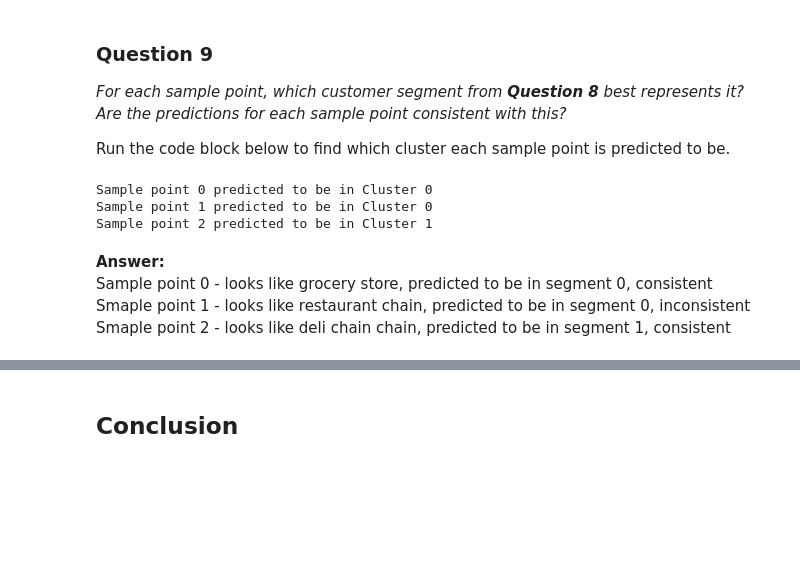
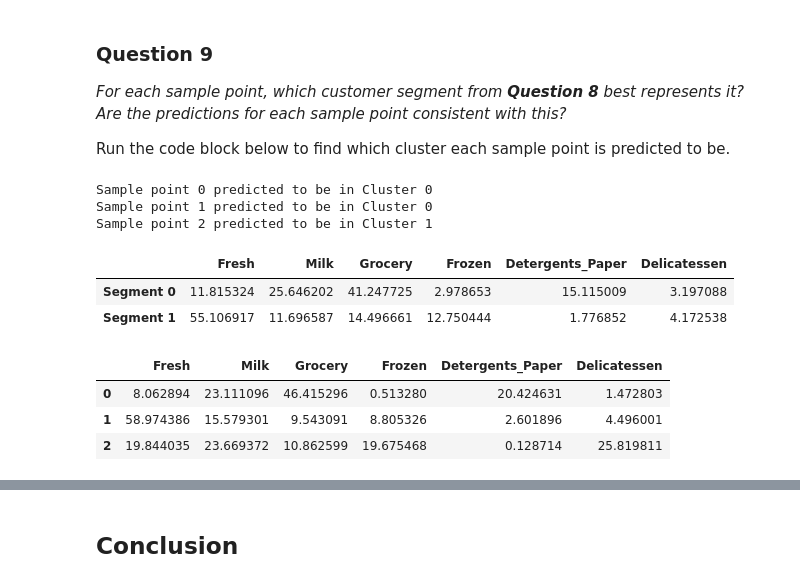
Before and after one commit to vshalaev/customer-segments, a Jupyter notebook: customer_segments.ipynb, the cells around one changed output, grey strips where cells are left out. Drawn from its saved outputs; the diff is of its cells as text; code cells hidden in the pictures; blank space fills up the shorter version.

```diff
--- a/customer_segments.ipynb
+++ b/customer_segments.ipynb
@@ -456,13 +474,18 @@ Run the code block below to find which cluster each sample point is predicted to
 # %%
 # Display the predictions
 for i, pred in enumerate(sample_preds):
     print "Sample point", i, "predicted to be in Cluster", pred
+
+display(true_centers.div(true_centers.sum(axis=1), axis=0) * 100)
+display(samples.div(samples.sum(axis=1), axis=0) * 100)
 # %% [output]
 Sample point 0 predicted to be in Cluster 0
 Sample point 1 predicted to be in Cluster 0
 Sample point 2 predicted to be in Cluster 1
+|  | Fresh | Milk | Grocery | Frozen | Detergents_Paper | Delicatessen |
+| Segment 0 | 11.815324 | 25.646202 | 41.247725 | 2.978653 | 15.115009 | 3.197088 |
+| Segment 1 | 55.106917 | 11.696587 | 14.496661 | 12.750444 | 1.776852 | 4.172538 |
+|  | Fresh | Milk | Grocery | Frozen | Detergents_Paper | Delicatessen |
+| 0 | 8.062894 | 23.111096 | 46.415296 | 0.513280 | 20.424631 | 1.472803 |
+| 1 | 58.974386 | 15.579301 | 9.543091 | 8.805326 | 2.601896 | 4.496001 |
+| 2 | 19.844035 | 23.669372 | 10.862599 | 19.675468 | 0.128714 | 25.819811 |
-# %% [markdown]
-**Answer:**
-Sample point 0 - looks like grocery store, predicted to be in segment 0, consistent
-Smaple point 1 - looks like restaurant chain, predicted to be in segment 0, inconsistent
-Smaple point 2 - looks like deli chain chain, predicted to be in segment 1, consistent
```
Also changed, not shown: parts of 8 cells of this notebook, 1 other file.
